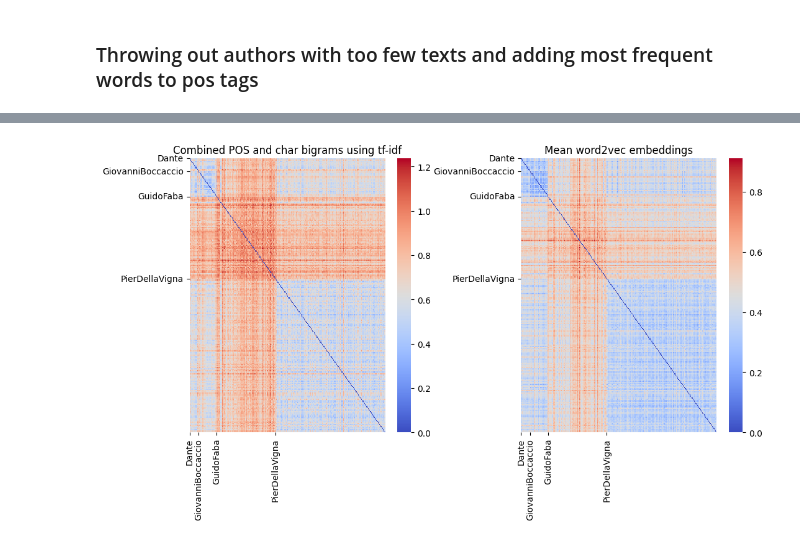
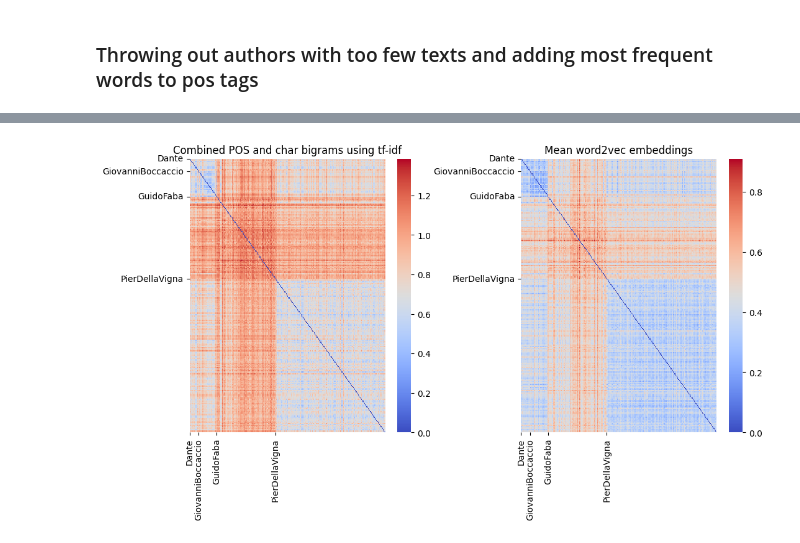
Before and after one commit to johannes-hp/BoB-thesis, a Jupyter notebook: MedLatin-scripts/epi_concordance.ipynb, the cells around one changed output, grey strips where cells are left out. Saved outputs shown, nothing was run; the diff lists cells and outputs as text; code cells hidden in the pictures.

Commit message:
Rerun MedLatin script with reduced dataset

```diff
--- a/MedLatin-scripts/epi_concordance.ipynb
+++ b/MedLatin-scripts/epi_concordance.ipynb
@@ -168,33 +237,46 @@ for epistle in tqdm(medlatin1_texts_reduced):
+# %%
+medlatin1_tokens_counter_reduced = medlatin.token_counter(medlatin1_tokens_reduced)
+# %%
+# we don't want to count punctuation among the most common tokens
+stop_list = [',', '.', '', ';', ':']
+medlatin1_most_common_tokens_reduced = medlatin.get_common_tokens(medlatin1_tokens_counter_reduced,
+                                                                  n=20, stop_list=stop_list)
+# %%
+medlatin1_combined_pos_tokens_reduced = medlatin.combine_pos_most_common_tokens(medlatin1_tokens_reduced,
+                                                                        medlatin1_pos_reduced,
+                                                                        medlatin1_most_common_tokens_reduced)
 # %%
-medlatin1_reduced_pos_joined = [' '.join(pos_list) for pos_list in medlatin1_reduced_pos]
-tfidf_bigrams_word = TfidfVectorizer(ngram_range=(2,2), max_features=100, analyzer='word')
-tfidf_bigrams_char = TfidfVectorizer(ngram_range=(2,2), analyzer='char')
-medlatin1_pos_reduced_tfidf_word = tfidf_bigrams_word.fit_transform(medlatin1_reduced_pos_joined)
-medlatin1_pos_reduced_tfidf_char = tfidf_bigrams_char.fit_transform(medlatin1_reduced_pos_joined)
-medlatin1_pos_reduced_tfidf_combined = np.append(medlatin1_pos_reduced_tfidf_char.toarray(), medlatin1_pos_reduced_tfidf_word.toarray(), axis=1)
+medlatin1_combined_joined_reduced = [' '.join(combined_list) for combined_list in medlatin1_combined_pos_tokens_reduced]
+medlatin1_tokens_joined_reduced = [' '.join(token_list) for token_list in medlatin1_tokens_reduced]
+tfidf_bigrams_word_reduced = TfidfVectorizer(ngram_range=(2,2), max_features=100, analyzer='word')
+tfidf_bigrams_char_reduced = TfidfVectorizer(ngram_range=(2,2), analyzer='char')
+medlatin1_pos_tokens_tfidf_reduced = tfidf_bigrams_word_reduced.fit_transform(medlatin1_combined_joined_reduced)
+medlatin1_char_tfidf_reduced = tfidf_bigrams_char_reduced.fit_transform(medlatin1_tokens_joined_reduced)
+medlatin1_pos_token_char_tfidf_reduced = np.append(medlatin1_pos_tokens_tfidf_reduced.toarray(),
+                                           medlatin1_char_tfidf_reduced.toarray(), axis=1)
 # we have to take the mean of each texts word embeddings to get one embedding per text
-medlatin1_reduced_emb_mean = [np.array(embeddings).mean(axis=0) for embeddings in medlatin1_reduced_emb]
-medlatin1_reduced_emb_mean = np.array(medlatin1_reduced_emb_mean)
+medlatin1_emb_mean_reduced = [np.array(embeddings).mean(axis=0) for embeddings in medlatin1_emb_reduced]
+medlatin1_emb_mean_reduced = np.array(medlatin1_emb_mean_reduced)
 # %%
 fig, axes = plt.subplots(1, 2)
 fig.set_size_inches(10, 5)
 plt.tight_layout(w_pad=7)
 
-sns.heatmap(pairwise_distances(medlatin1_pos_reduced_tfidf_combined), cmap='coolwarm', ax=axes[0])
+sns.heatmap(pairwise_distances(medlatin1_pos_token_char_tfidf_reduced), cmap='coolwarm', ax=axes[0])
 axes[0].set_title('Combined POS and char bigrams using tf-idf')
 axes[0].set_yticks(author_changes_reduced_idx)
 axes[0].set_yticklabels(author_changes_names_reduced)
 axes[0].set_xticks(author_changes_reduced_idx)
 axes[0].set_xticklabels(author_changes_names_reduced)
 
-sns.heatmap(pairwise_distances(medlatin1_reduced_emb_mean), cmap='coolwarm', ax=axes[1])
+sns.heatmap(pairwise_distances(medlatin1_emb_mean_reduced), cmap='coolwarm', ax=axes[1])
 axes[1].set_title('Mean word2vec embeddings')
 axes[1].set_yticks(author_changes_reduced_idx)
 axes[1].set_yticklabels(author_changes_names_reduced)
 axes[1].set_xticks(author_changes_reduced_idx)
 axes[1].set_xticklabels(author_changes_names_reduced);
 # %% [output]
-[figure, old version]
+[figure, new version]
 # %%
 # there are four different authors in the reduced set of texts
 n_authors = len(author_changes_names_reduced)
```
Also changed, not shown: parts of 8 cells of this notebook.
